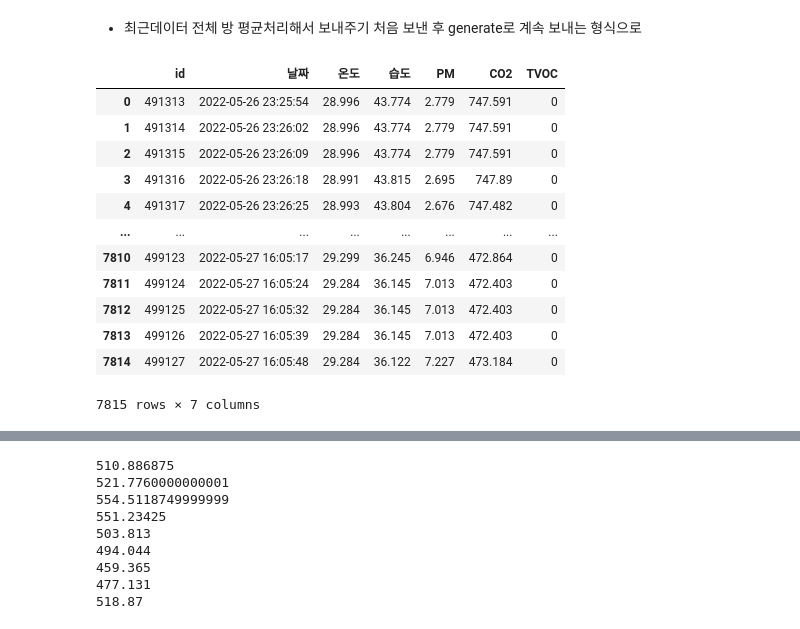
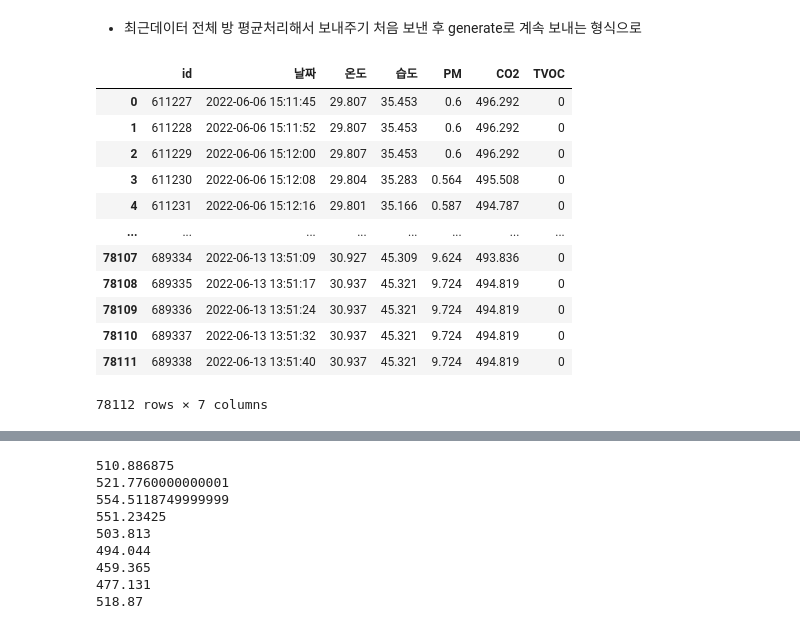
Before and after one commit to ByeonggeonGo/hvac_app, a Jupyter notebook: python_server/TapoP100/db_test_2.ipynb, the cells around one changed output, grey strips where cells are left out. Saved outputs shown, nothing was run; the diff lists cells and outputs as text; code cells hidden in the pictures.

```diff
--- a/python_server/TapoP100/db_test_2.ipynb
+++ b/python_server/TapoP100/db_test_2.ipynb
@@ -98,32 +98,32 @@ len(df.CO2.values)
 # %%
 conn = pymysql.connect(
 user='room_test',
 passwd='ehrnc64581',
 #222.108.71.247(외부주소)
 host='222.108.71.247',
 #7656(외부포트)
 port=7656,
 db='sensor',
 )
 
 #
-sql="SELECT * FROM sensor_45 WHERE 날짜 > now() - INTERVAL 1000 MINUTE;"
+sql="SELECT * FROM sensor_45 WHERE 날짜 > now() - INTERVAL 10000 MINUTE;"
 
 #
 df=pd.read_sql_query(sql,conn)
 conn.close()
 df
 # %% [output]
 |  | id | 날짜 | 온도 | 습도 | PM | CO2 | TVOC |
-| 0 | 491313 | 2022-05-26 23:25:54 | 28.996 | 43.774 | 2.779 | 747.591 | 0 |
-| 1 | 491314 | 2022-05-26 23:26:02 | 28.996 | 43.774 | 2.779 | 747.591 | 0 |
-| 2 | 491315 | 2022-05-26 23:26:09 | 28.996 | 43.774 | 2.779 | 747.591 | 0 |
-| 3 | 491316 | 2022-05-26 23:26:18 | 28.991 | 43.815 | 2.695 | 747.89 | 0 |
-| 4 | 491317 | 2022-05-26 23:26:25 | 28.993 | 43.804 | 2.676 | 747.482 | 0 |
+| 0 | 611227 | 2022-06-06 15:11:45 | 29.807 | 35.453 | 0.6 | 496.292 | 0 |
+| 1 | 611228 | 2022-06-06 15:11:52 | 29.807 | 35.453 | 0.6 | 496.292 | 0 |
+| 2 | 611229 | 2022-06-06 15:12:00 | 29.807 | 35.453 | 0.6 | 496.292 | 0 |
+| 3 | 611230 | 2022-06-06 15:12:08 | 29.804 | 35.283 | 0.564 | 495.508 | 0 |
+| 4 | 611231 | 2022-06-06 15:12:16 | 29.801 | 35.166 | 0.587 | 494.787 | 0 |
 | ... | ... | ... | ... | ... | ... | ... | ... |
-| 7810 | 499123 | 2022-05-27 16:05:17 | 29.299 | 36.245 | 6.946 | 472.864 | 0 |
-| 7811 | 499124 | 2022-05-27 16:05:24 | 29.284 | 36.145 | 7.013 | 472.403 | 0 |
-| 7812 | 499125 | 2022-05-27 16:05:32 | 29.284 | 36.145 | 7.013 | 472.403 | 0 |
-| 7813 | 499126 | 2022-05-27 16:05:39 | 29.284 | 36.145 | 7.013 | 472.403 | 0 |
-| 7814 | 499127 | 2022-05-27 16:05:48 | 29.284 | 36.122 | 7.227 | 473.184 | 0 |
+| 78107 | 689334 | 2022-06-13 13:51:09 | 30.927 | 45.309 | 9.624 | 493.836 | 0 |
+| 78108 | 689335 | 2022-06-13 13:51:17 | 30.937 | 45.321 | 9.724 | 494.819 | 0 |
+| 78109 | 689336 | 2022-06-13 13:51:24 | 30.937 | 45.321 | 9.724 | 494.819 | 0 |
+| 78110 | 689337 | 2022-06-13 13:51:32 | 30.937 | 45.321 | 9.724 | 494.819 | 0 |
+| 78111 | 689338 | 2022-06-13 13:51:40 | 30.937 | 45.321 | 9.724 | 494.819 | 0 |
-7815 rows × 7 columns
+78112 rows × 7 columns
```
Also changed, not shown: parts of 1 cell of this notebook, 6 other files.
